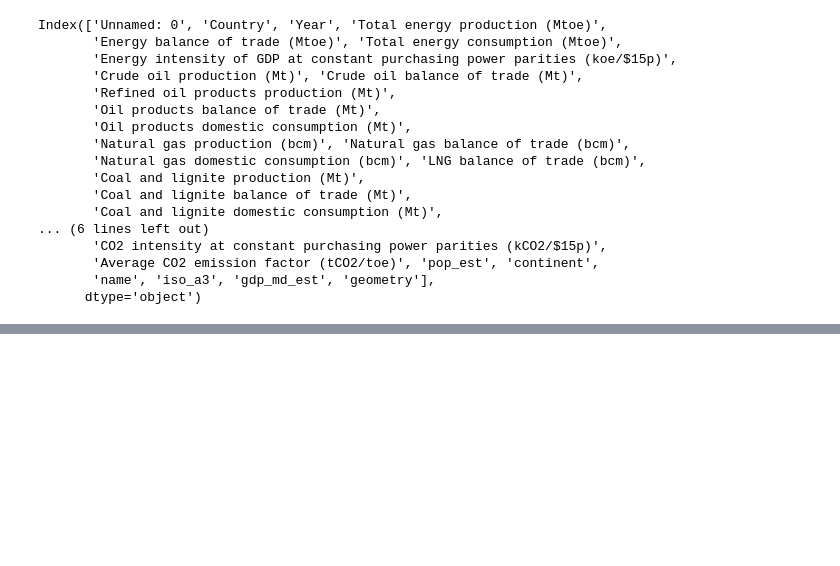
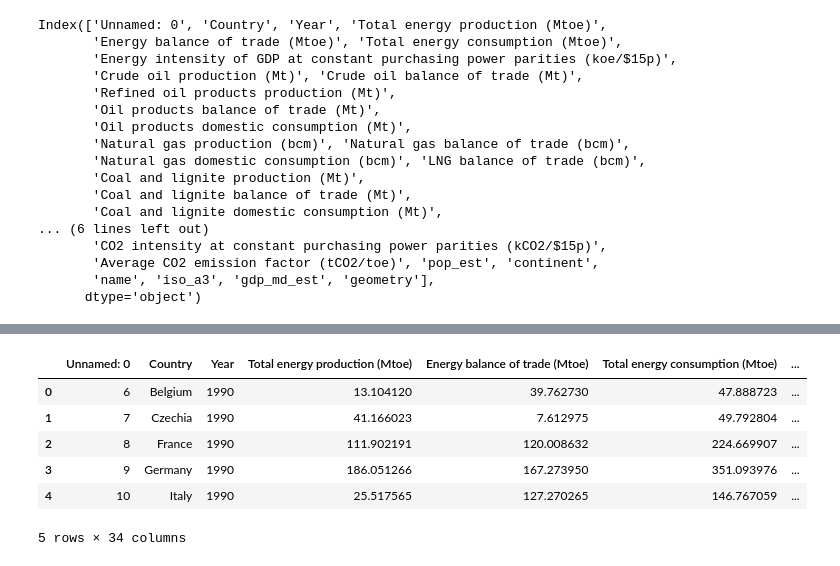
Before and after one commit to MarianMash/Data-Visualization, a Jupyter notebook: test.ipynb, the cells around one changed output, grey strips where cells are left out. Saved outputs shown, nothing was run; the diff lists cells and outputs as text; code cells hidden in the pictures; blank space fills up the shorter version.

```diff
--- a/test.ipynb
+++ b/test.ipynb
@@ -413,0 +500,10 @@ piechart
+# %%
+df.head()
+# %% [output]
+|  | Unnamed: 0 | Country | Year | Total energy production (Mtoe) | Energy balance of trade (Mtoe) | Total energy consumption (Mtoe) | ... |
+| 0 | 6 | Belgium | 1990 | 13.104120 | 39.762730 | 47.888723 | ... |
+| 1 | 7 | Czechia | 1990 | 41.166023 | 7.612975 | 49.792804 | ... |
+| 2 | 8 | France | 1990 | 111.902191 | 120.008632 | 224.669907 | ... |
+| 3 | 9 | Germany | 1990 | 186.051266 | 167.273950 | 351.093976 | ... |
+| 4 | 10 | Italy | 1990 | 25.517565 | 127.270265 | 146.767059 | ... |
+5 rows × 34 columns
```
Also changed, not shown: parts of 9 cells of this notebook, 1 other file.
